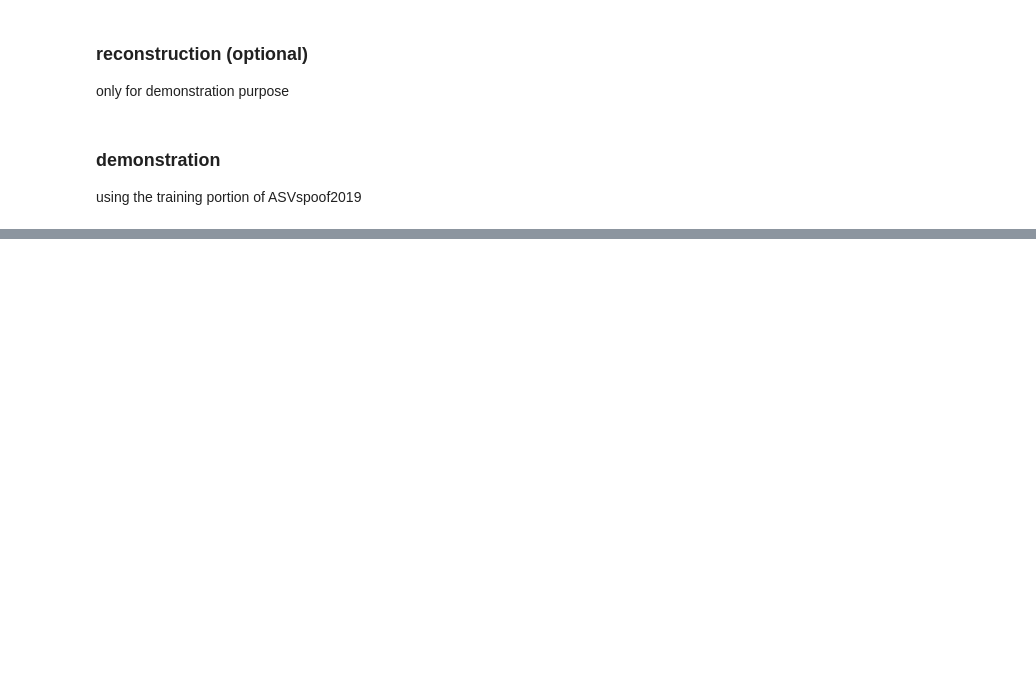
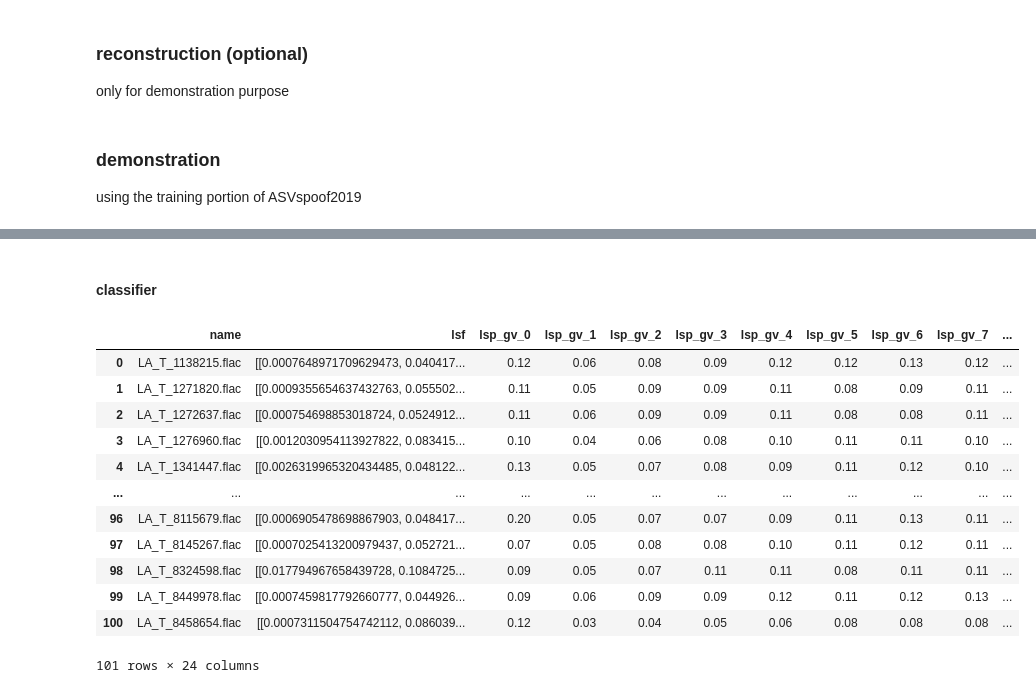
Before and after one commit to nii-yamagishilab/MoE-AntiDeepfake, a Jupyter notebook: notebooks/notebook_manipulation.ipynb, the cells around one changed output, grey strips where cells are left out. Cells and saved outputs as stored; diff of their text form; code cells hidden in the pictures; blank space fills up the shorter version.

```diff
--- a/notebooks/notebook_manipulation.ipynb
+++ b/notebooks/notebook_manipulation.ipynb
@@ -684,0 +1133,15 @@ for k in keys_to_plot:
+# %%
+def lsf_extraction(wav, lsf_order=20, stft_params=stft_params):
+    """ just wrapper over extrac_f0
+    """
+    lsf_traj = get_lsf(
+            wav + 1e-6 * np.random.randn(len(wav)),
+            order= lsf_order,
+            frame_length=stft_params.win_size,
+            hop_length=stft_params.hop_size
+        )
+
+    return lsf_traj
+
+def lsf_manipulation_smoothing(lsf_traj, stft_params=stft_params):
+    return apply_lsf_mod(lsf_traj)
@@ -684,0 +1178,2 @@ for k in keys_to_plot:
+# %% [markdown]
+#### classifier
@@ -684,0 +1210,31 @@ for k in keys_to_plot:
+# %%
+# pre-processing the raw F0 feature for simply classifier
+data_real, feat_names = preprocessing(real_dataframe)
+data_fake, _ = preprocessing(fake_dataframe)
+data_mod_shift, _ = preprocessing(mod_shift_dataframe)
+data_mod_shuff, _ = preprocessing(mod_shuff_dataframe)
+
+# add label
+data_real['label'] = 1
+data_fake['label'] = 0
+data_mod_shift['label'] = 0
+data_mod_shuff['label'] = 0
+
+#feat_names = ['dlogf0', 'f0_ac_decay']
+label_name = 'label'
+# %%
+data_real
+# %% [output]
+|  | name | lsf | lsp_gv_0 | lsp_gv_1 | lsp_gv_2 | lsp_gv_3 | lsp_gv_4 | lsp_gv_5 | lsp_gv_6 | lsp_gv_7 | ... |
+| 0 | LA_T_1138215.flac | [[0.0007648971709629473, 0.040417... | 0.12 | 0.06 | 0.08 | 0.09 | 0.12 | 0.12 | 0.13 | 0.12 | ... |
+| 1 | LA_T_1271820.flac | [[0.0009355654637432763, 0.055502... | 0.11 | 0.05 | 0.09 | 0.09 | 0.11 | 0.08 | 0.09 | 0.11 | ... |
+| 2 | LA_T_1272637.flac | [[0.000754698853018724, 0.0524912... | 0.11 | 0.06 | 0.09 | 0.09 | 0.11 | 0.08 | 0.08 | 0.11 | ... |
+| 3 | LA_T_1276960.flac | [[0.0012030954113927822, 0.083415... | 0.10 | 0.04 | 0.06 | 0.08 | 0.10 | 0.11 | 0.11 | 0.10 | ... |
+| 4 | LA_T_1341447.flac | [[0.0026319965320434485, 0.048122... | 0.13 | 0.05 | 0.07 | 0.08 | 0.09 | 0.11 | 0.12 | 0.10 | ... |
+| ... | ... | ... | ... | ... | ... | ... | ... | ... | ... | ... | ... |
+| 96 | LA_T_8115679.flac | [[0.0006905478698867903, 0.048417... | 0.20 | 0.05 | 0.07 | 0.07 | 0.09 | 0.11 | 0.13 | 0.11 | ... |
+| 97 | LA_T_8145267.flac | [[0.0007025413200979437, 0.052721... | 0.07 | 0.05 | 0.08 | 0.08 | 0.10 | 0.11 | 0.12 | 0.11 | ... |
+| 98 | LA_T_8324598.flac | [[0.017794967658439728, 0.1084725... | 0.09 | 0.05 | 0.07 | 0.11 | 0.11 | 0.08 | 0.11 | 0.11 | ... |
+| 99 | LA_T_8449978.flac | [[0.0007459817792660777, 0.044926... | 0.09 | 0.06 | 0.09 | 0.09 | 0.12 | 0.11 | 0.12 | 0.13 | ... |
+| 100 | LA_T_8458654.flac | [[0.0007311504754742112, 0.086039... | 0.12 | 0.03 | 0.04 | 0.05 | 0.06 | 0.08 | 0.08 | 0.08 | ... |
+101 rows × 24 columns
```
Also changed, not shown: parts of 46 cells of this notebook, 2 other files.
